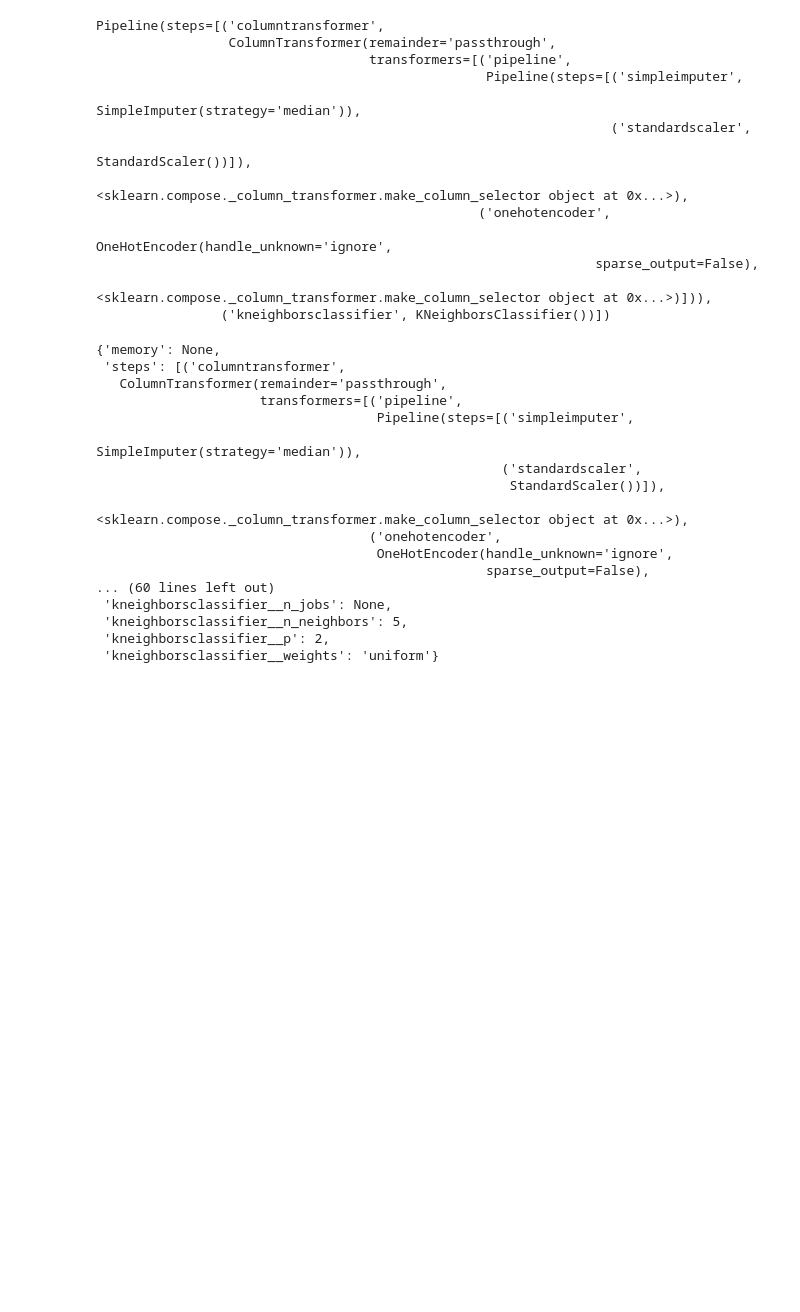
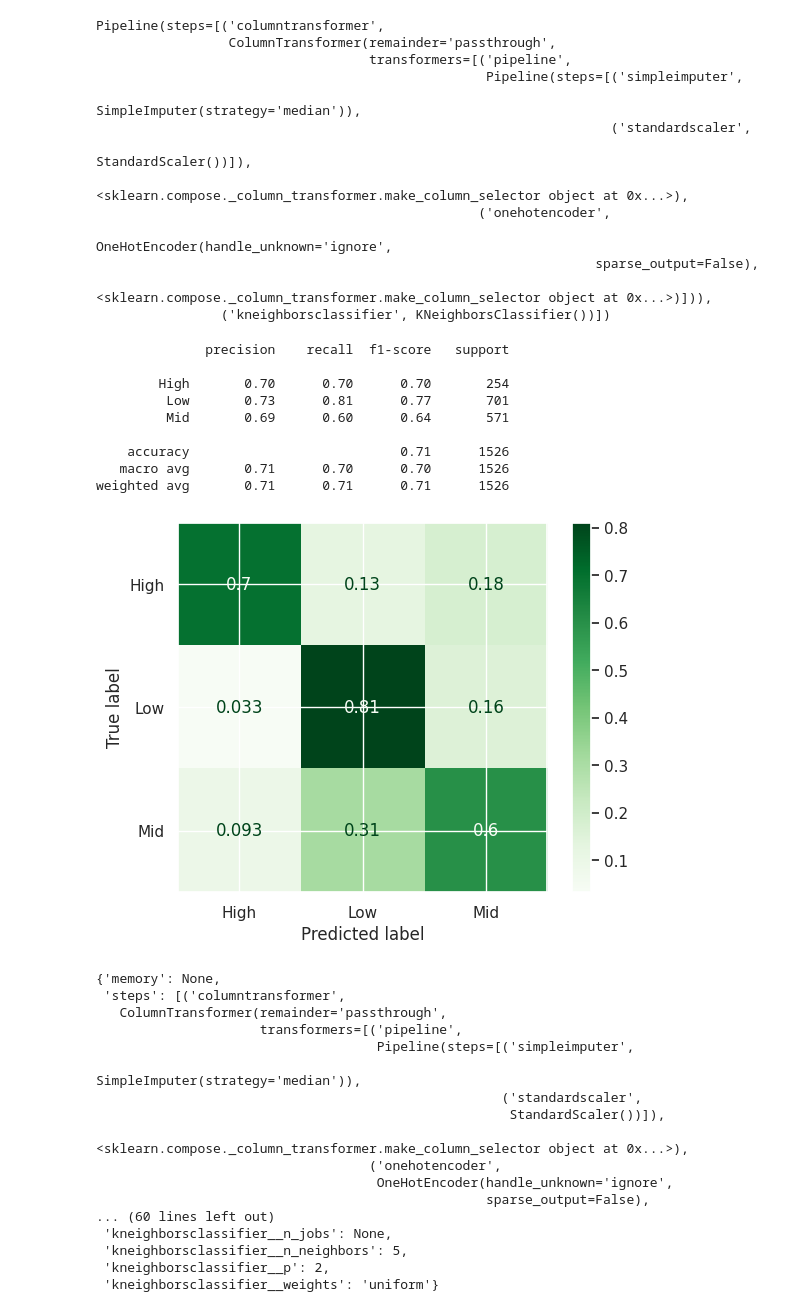
Before and after one commit to pmontecinos23/Spanish-Wine-Evaluation, a Jupyter notebook: Spanish_Wine_Evaluation_4.ipynb, the cells around one changed output. Saved outputs shown, nothing was run; the diff lists cells and outputs as text; code cells hidden in the pictures; blank space fills up the shorter version.

```diff
--- a/Spanish_Wine_Evaluation_4.ipynb
+++ b/Spanish_Wine_Evaluation_4.ipynb
@@ -830,6 +863,27 @@ Pipeline(steps=[('columntransformer',
                                                                 sparse_output=False),
                                                   <sklearn.compose._column_transformer.make_column_selector object at 0x...>)])),
                 ('kneighborsclassifier', KNeighborsClassifier())])
+# %%
+# Evaluate the decision tree on the training data using classification_report()
+# and a confusion matrix
+knn_preds = knn_pipe.predict(X_train)
+
+print(classification_report(y_train, knn_preds))
+
+ConfusionMatrixDisplay.from_predictions(y_train, knn_preds,
+                                        cmap='Greens',
+                                        normalize='true');
+# %% [output]
+              precision    recall  f1-score   support
+
+        High       0.70      0.70      0.70       254
+         Low       0.73      0.81      0.77       701
+         Mid       0.69      0.60      0.64       571
+
+    accuracy                           0.71      1526
+   macro avg       0.71      0.70      0.70      1526
+weighted avg       0.71      0.71      0.71      1526
+[figure, added]
 # %%
 # Looking at options for tuning this model
 knn_pipe.get_params()
```
Also changed, not shown: parts of 31 cells of this notebook.
